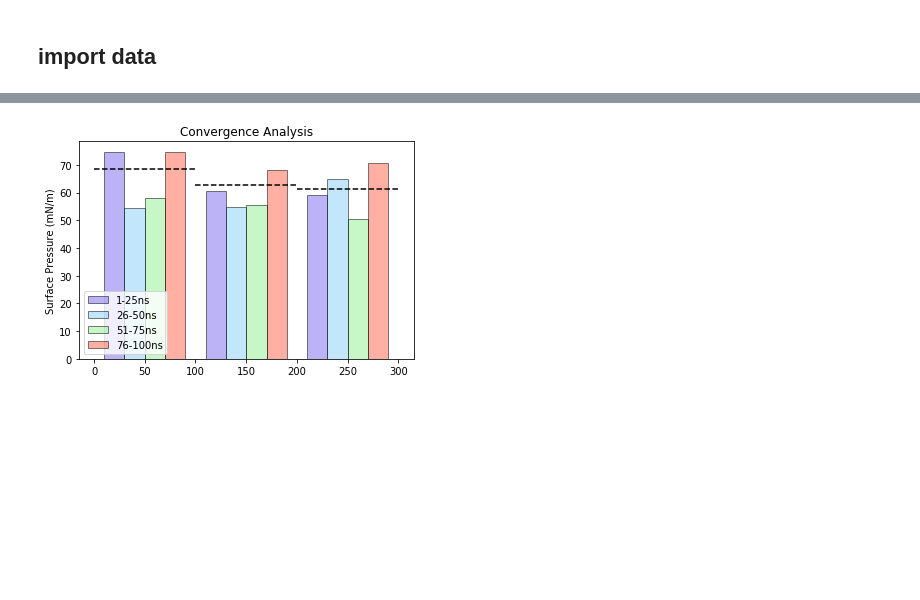
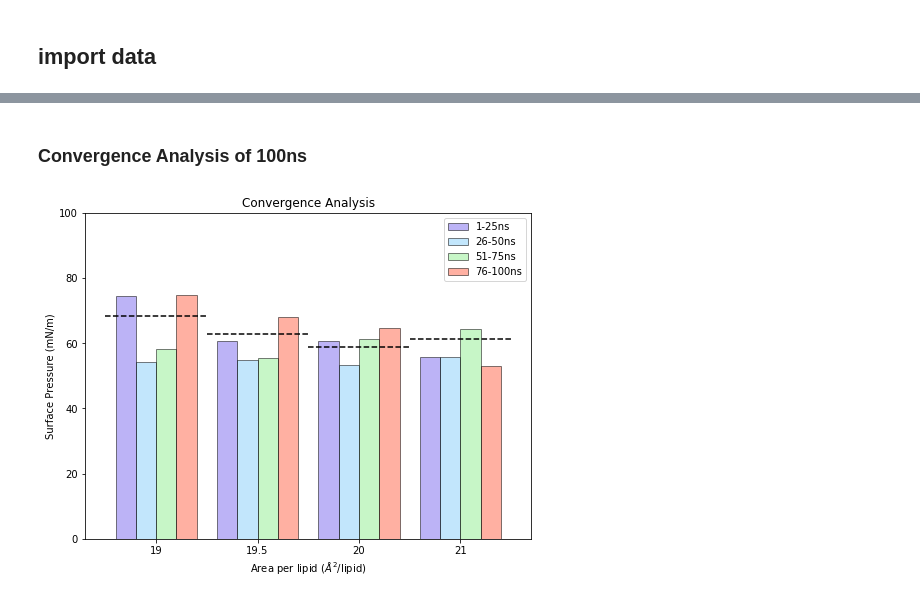
Before and after one commit to fearlessroad/mixed-monolayers, a Jupyter notebook: si_figures/surf-ten_convergence.ipynb, the cells around one changed output, grey strips where cells are left out. Cells and saved outputs as stored; diff of their text form; code cells hidden in the pictures; blank space fills up the shorter version.

Commit message:
added mean surface area figure and began scatter plot for 100ns

```diff
--- a/si_figures/surf-ten_convergence.ipynb
+++ b/si_figures/surf-ten_convergence.ipynb
@@ -149,6 +66,5 @@ plt.scatter(xtotal_appended, ytotal_appended)
 # %%
-#Setting arrays with x and y data and y error
-def getData(step, x, y):
+def getIncrementedData(step, x, y):
     newx = []
     newy = []
     yerr = []
@@ -162,15 +78,3 @@ def getData(step, x, y):
         yerr.append(np.std(y[(L*step):(L+1)*step]))
         L+=1
     return(newx, newy, yerr)
-#Creation of bar graph
-P,Q,R = getData(10000, xtotal_appended/1000, 70.5-ytotal_appended)#70.5 minus surface tension = surface pressure with OPC4
-print(P)
-print(Q)
-w = 10
-ec = 'black'
-plt.bar(P[0], Q[0], width=w, color='mediumslateblue', alpha=0.5, edgecolor = ec, yerr=R[0])
-plt.bar(P[1], Q[1], width=w, color='lightskyblue', alpha=0.5, edgecolor = ec, yerr=R[1])
-plt.bar(P[2], Q[2], width=w, color='aquamarine', alpha=0.5, edgecolor = ec, yerr=R[2])
-plt.bar(P[3], Q[3], width=w, color='tomato', alpha=0.5, edgecolor = ec, yerr=R[3])
-plt.xlabel('Time (ns)')
-plt.ylabel('Surface Pressure (mN/m)')
@@ -251,34 +88,49 @@ plt.title('Convergence for MIX1 SA19.5')
+# %% [markdown]
+### Convergence Analysis of 100ns
 # %%
+plt.figure(figsize=(8,6))
 plt.subplot(111)
 w = 20
 ec='k'
 a = 0.5
 #print(times[2][-1])
 #print(len(times[2]))
-A,B,C = getData(1000, times[2]/100, pres[2])
+plt.xticks([50, 150, 250, 350], ('19', '19.5', '20', '21'))
+A,B,C = getIncrementedData(1000, times[2]/100, pres[2])
 plt.title('Convergence Analysis')
 plt.ylabel('Surface Pressure (mN/m)')
+plt.xlabel('Area per lipid ($\AA^2$/lipid)')
+
 plt.bar(A[0], B[0], width=w, color='mediumslateblue', alpha=a, label='1-25ns', edgecolor = ec)
 plt.bar(A[1], B[1], width=w, color='lightskyblue', alpha=a, label='26-50ns', edgecolor = ec)
 plt.bar(A[2], B[2], width=w, color='lightgreen', alpha=a, label='51-75ns', edgecolor = ec)
 plt.bar(A[3], B[3], width=w, color='tomato', alpha=a, label='76-100ns', edgecolor = ec)
 
-D,E,F = getData(1000, times[3]/100, pres[3])
+D,E,F = getIncrementedData(1000, times[3]/100, pres[3])
 plt.bar(D[0]+100, E[0], width=w, color='mediumslateblue', alpha=a,  edgecolor = ec)
 plt.bar(D[1]+100, E[1], width=w, color='lightskyblue', alpha=a,  edgecolor = ec)
 plt.bar(D[2]+100, E[2], width=w, color='lightgreen', alpha=a,  edgecolor = ec)
 plt.bar(D[3]+100, E[3], width=w, color='tomato', alpha=a, edgecolor = ec)
 
-G,H,I = getData(1000, times[6]/100, pres[6])
+G,H,I = getIncrementedData(1000, times[6]/100, pres[6])
 plt.bar(G[0]+200, H[0], width=w, color='mediumslateblue', alpha=a,  edgecolor = ec)
 plt.bar(G[1]+200, H[1], width=w, color='lightskyblue', alpha=a,  edgecolor = ec)
 plt.bar(G[2]+200, H[2], width=w, color='lightgreen', alpha=a,  edgecolor = ec)
 plt.bar(G[3]+200, H[3], width=w, color='tomato', alpha=a, edgecolor = ec)
 
+J,K,L = getIncrementedData(1000, times[7]/100, pres[7])
+plt.bar(J[0]+300, K[0], width=w, color='mediumslateblue', alpha=a, edgecolor = ec)
+plt.bar(J[1]+300, K[1], width=w, color='lightskyblue', alpha=a, edgecolor = ec)
+plt.bar(J[2]+300, K[2], width=w, color='lightgreen', alpha=a, edgecolor = ec)
+plt.bar(J[3]+300, K[3], width=w, color='tomato', alpha=a, edgecolor = ec)
+
 plt.plot([0, 100], [np.mean(pres[2]), np.mean(pres[2])], color='k', ls='dashed')
 plt.plot([100, 200], [np.mean(pres[3]), np.mean(pres[3])], color='k', ls='dashed')
 plt.plot([200, 300], [np.mean(pres[6]), np.mean(pres[6])], color='k', ls='dashed')
-plt.legend(loc=3)
-plt.show()
+plt.plot([300, 400], [np.mean(pres[7]), np.mean(pres[7])], color='k', ls='dashed')
+plt.legend(loc=1)
+plt.ylim(0,100)
+
+plt.savefig('/home/drez/Desktop/convergence.png', dpi=600)
 # %% [output]
-[figure, old version]
+[figure, new version]
```
Also changed, not shown: parts of 13 cells of this notebook.
